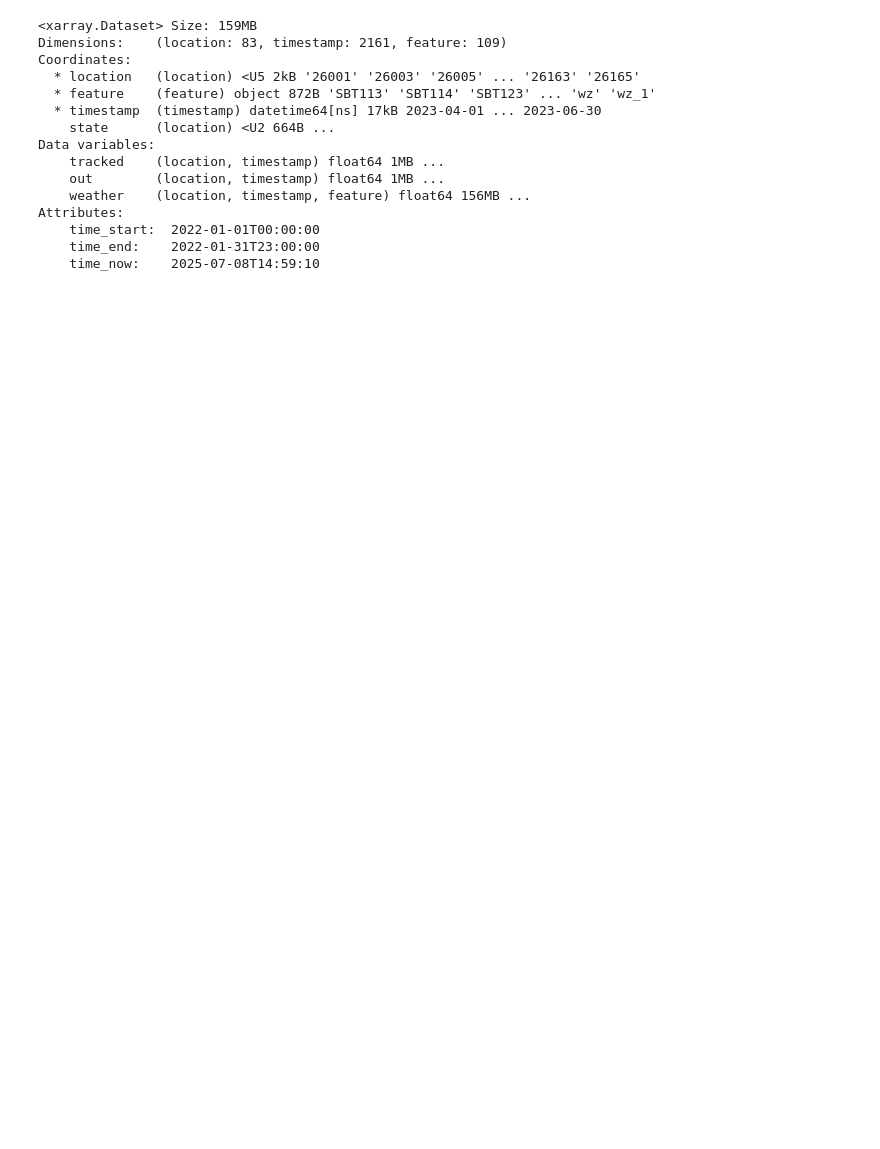
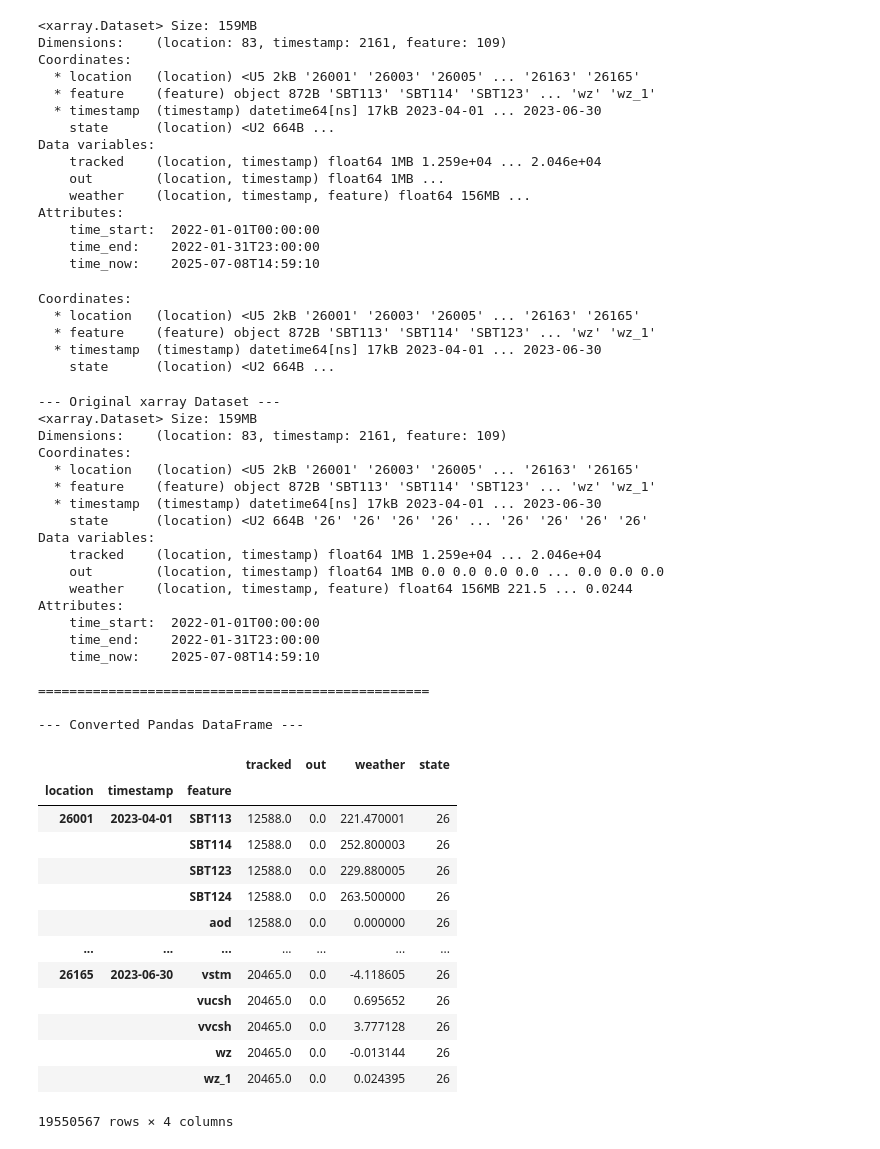
Before and after one commit to Shreyasrs23/INFORMS---Data-Challenge, a Jupyter notebook: Data Exploration/initial_Exploration.ipynb, the cells around one changed output. Saved outputs shown, nothing was run; the diff lists cells and outputs as text; code cells hidden in the pictures; blank space fills up the shorter version.

Commit message:
Converted .nc to dataframe for exploration, Ran sample code and produced the .csv results

```diff
--- a/Data Exploration/initial_Exploration.ipynb
+++ b/Data Exploration/initial_Exploration.ipynb
@@ -49,21 +39,9 @@ try:
 
     # 2. List the names of all data variables
     print("--- Data Variables ---")
-    print(list(ds.data_vars))
+    variable_names = list(ds.data_vars)
+    print(variable_names)
     print("\n" + "="*50 + "\n")
-
-    # 3. Access a specific variable
-    # Replace 'temperature' with a variable name from your file
-    if 'temperature' in ds.data_vars:
-        temp_var = ds['temperature']
-        print("--- Details for 'temperature' variable ---")
-        print(temp_var)
-
-        # You can access its underlying data as a NumPy array
-        temp_data = temp_var.values
-        print(f"\nShape of temperature data: {temp_data.shape}")
-    else:
-        print("Variable 'temperature' not found. Choose a variable from the list above.")
 
 except FileNotFoundError:
     print(f"Error: The file was not found at {file_path}")
@@ -90,4 +99,5 @@ Variable 'temperature' not found. Choose a variable from the list above.
 # %%
+# Display the rich HTML representation of the dataset
 ds
 # %% [output]
 <xarray.Dataset> Size: 159MB
@@ -98,10 +108,68 @@ Coordinates:
   * timestamp  (timestamp) datetime64[ns] 17kB 2023-04-01 ... 2023-06-30
     state      (location) <U2 664B ...
 Data variables:
-    tracked    (location, timestamp) float64 1MB ...
+    tracked    (location, timestamp) float64 1MB 1.259e+04 ... 2.046e+04
     out        (location, timestamp) float64 1MB ...
     weather    (location, timestamp, feature) float64 156MB ...
 Attributes:
     time_start:  2022-01-01T00:00:00
     time_end:    2022-01-31T23:00:00
     time_now:    2025-07-08T14:59:10
+# %%
+# Display the coordinates of the dataset
+ds.coords
+# %% [output]
+Coordinates:
+  * location   (location) <U5 2kB '26001' '26003' '26005' ... '26163' '26165'
+  * feature    (feature) object 872B 'SBT113' 'SBT114' 'SBT123' ... 'wz' 'wz_1'
+  * timestamp  (timestamp) datetime64[ns] 17kB 2023-04-01 ... 2023-06-30
+    state      (location) <U2 664B ...
+# %%
+# Convert the xarray Dataset to a pandas DataFrame
+# This will create a multi-index DataFrame from the dataset's coordinates
+df = ds.to_dataframe()
+
+# Print the dataset summary again for comparison
+print("--- Original xarray Dataset ---")
+print(ds)
+print("\n" + "="*50 + "\n")
+
+
+# Display the resulting DataFrame
+print("--- Converted Pandas DataFrame ---")
+df
+# %% [output]
+--- Original xarray Dataset ---
+<xarray.Dataset> Size: 159MB
+Dimensions:    (location: 83, timestamp: 2161, feature: 109)
+Coordinates:
+  * location   (location) <U5 2kB '26001' '26003' '26005' ... '26163' '26165'
+  * feature    (feature) object 872B 'SBT113' 'SBT114' 'SBT123' ... 'wz' 'wz_1'
+  * timestamp  (timestamp) datetime64[ns] 17kB 2023-04-01 ... 2023-06-30
+    state      (location) <U2 664B '26' '26' '26' '26' ... '26' '26' '26' '26'
+Data variables:
+    tracked    (location, timestamp) float64 1MB 1.259e+04 ... 2.046e+04
+    out        (location, timestamp) float64 1MB 0.0 0.0 0.0 0.0 ... 0.0 0.0 0.0
+    weather    (location, timestamp, feature) float64 156MB 221.5 ... 0.0244
+Attributes:
+    time_start:  2022-01-01T00:00:00
+    time_end:    2022-01-31T23:00:00
+    time_now:    2025-07-08T14:59:10
+
+==================================================
+
+--- Converted Pandas DataFrame ---
+|  |  |  | tracked | out | weather | state |
+| location | timestamp | feature |  |  |  |  |
+| 26001 | 2023-04-01 | SBT113 | 12588.0 | 0.0 | 221.470001 | 26 |
+|  |  | SBT114 | 12588.0 | 0.0 | 252.800003 | 26 |
+|  |  | SBT123 | 12588.0 | 0.0 | 229.880005 | 26 |
+|  |  | SBT124 | 12588.0 | 0.0 | 263.500000 | 26 |
+|  |  | aod | 12588.0 | 0.0 | 0.000000 | 26 |
+| ... | ... | ... | ... | ... | ... | ... |
+| 26165 | 2023-06-30 | vstm | 20465.0 | 0.0 | -4.118605 | 26 |
+|  |  | vucsh | 20465.0 | 0.0 | 0.695652 | 26 |
+|  |  | vvcsh | 20465.0 | 0.0 | 3.777128 | 26 |
+|  |  | wz | 20465.0 | 0.0 | -0.013144 | 26 |
+|  |  | wz_1 | 20465.0 | 0.0 | 0.024395 | 26 |
+19550567 rows × 4 columns
```
Also changed, not shown: parts of 5 cells of this notebook, 7 other files.
